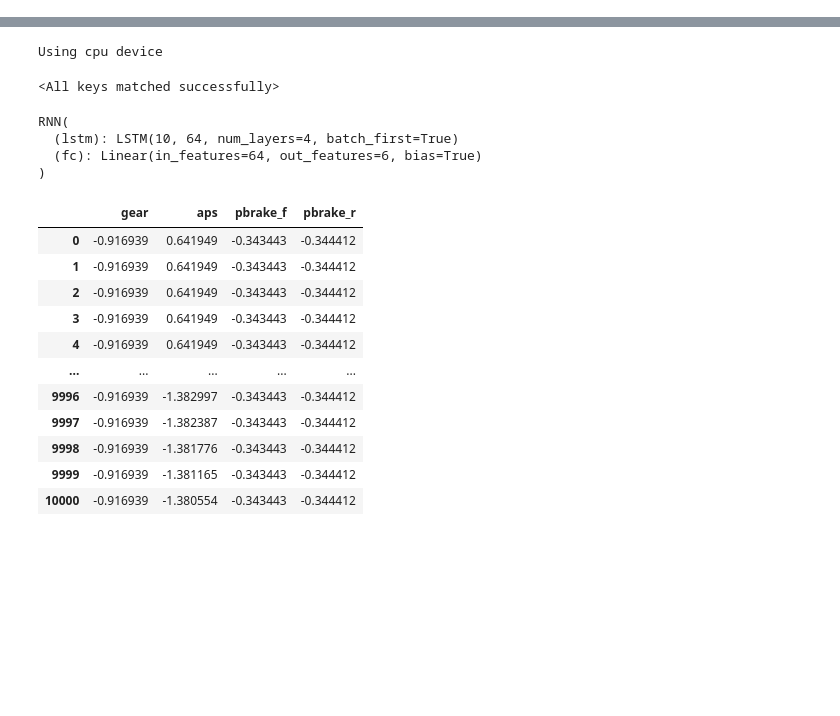
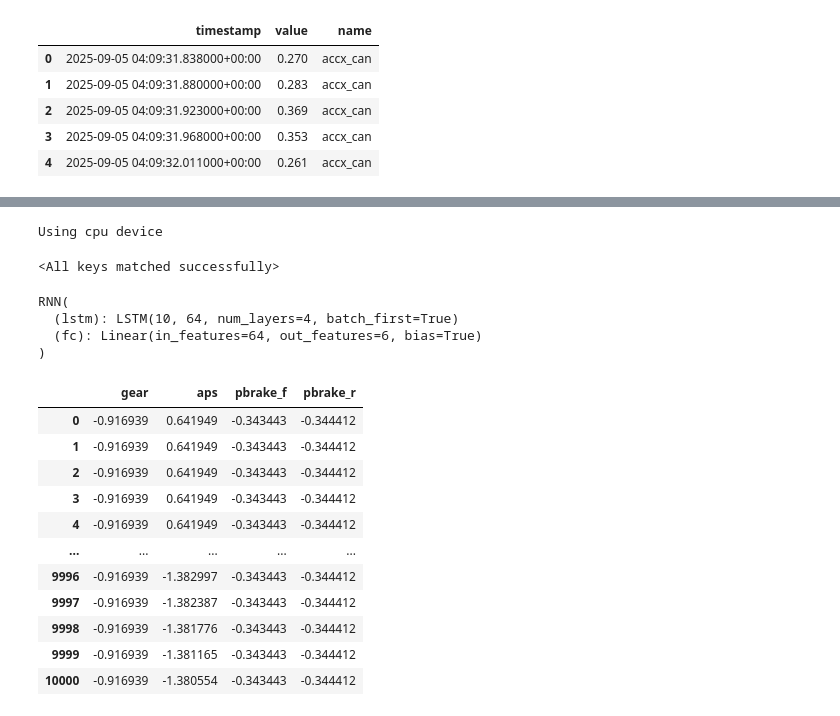
Before and after one commit to UBC-Solar/hack_the_track, a Jupyter notebook: backend/telemetry/data_optimiser_preprocessing.ipynb, the cells around one changed output, grey strips where cells are left out. Drawn from its saved outputs; the diff is of its cells as text; code cells hidden in the pictures; blank space fills up the shorter version.

```diff
--- a/backend/telemetry/data_optimiser_preprocessing.ipynb
+++ b/backend/telemetry/data_optimiser_preprocessing.ipynb
@@ -119,9 +27,21 @@ def data_each_car(db, vehicle_id):
 # %%
-telemetry_list = data_each_car(db, "GR86-022-13")
+telemetry_names = ['accx', 'accy', 'speed', 'gear', 'aps', 'nmot', 'pbrake_f', 'pbrake_r', 'latitude', 'longitude']
+
+
+telemetry_list = data_clean.data_each_car(db, "GR86-022-13")
 telemetry_list.append(df_lat)
 telemetry_list.append(df_long)
 
-common_index, list_dfs = index(telemetry_list)
+common_index, list_dfs = data_clean.index(telemetry_list)
 
-final_df_car13 = combine_dfs_car(telemetry_names, common_index, list_dfs)
+#
+# %%
+list_dfs[0].head()
+# %% [output]
+|  | timestamp | value | name |
+| 0 | 2025-09-05 04:09:31.838000+00:00 | 0.270 | accx_can |
+| 1 | 2025-09-05 04:09:31.880000+00:00 | 0.283 | accx_can |
+| 2 | 2025-09-05 04:09:31.923000+00:00 | 0.369 | accx_can |
+| 3 | 2025-09-05 04:09:31.968000+00:00 | 0.353 | accx_can |
+| 4 | 2025-09-05 04:09:32.011000+00:00 | 0.261 | accx_can |
 # %%
```
Also changed, not shown: parts of 14 cells of this notebook, 3 other files.
